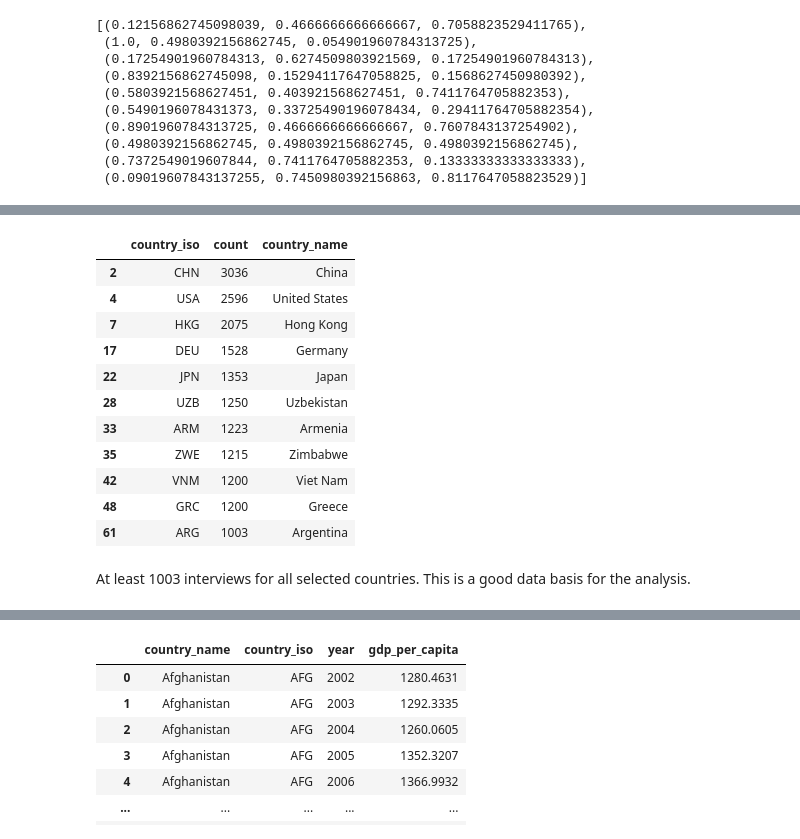
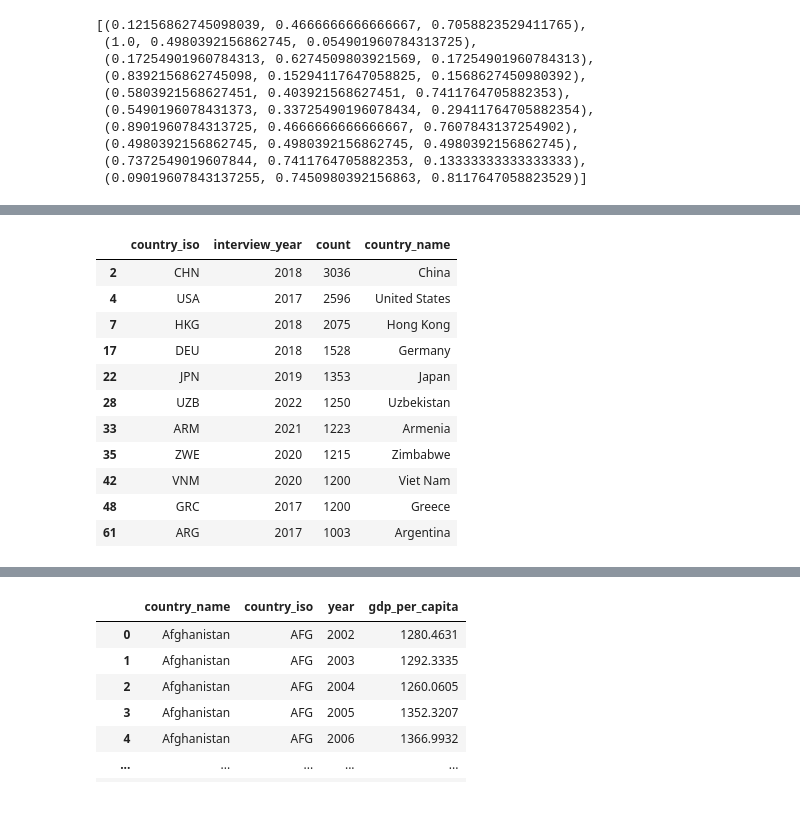
Before and after one commit to newjonny/world-values-survey-pandas-notebook, a Jupyter notebook: analysis.ipynb, the cells around one changed output, grey strips where cells are left out. Cells and saved outputs as stored; diff of their text form; code cells hidden in the pictures; blank space fills up the shorter version.

```diff
--- a/analysis.ipynb
+++ b/analysis.ipynb
@@ -24,11 +25,9 @@ df = pd.read_csv('./data/WVS_Cross-National_Wave_7_csv_v6_0.csv',
                  usecols=[ # Because the dataset is huge, just import the following columns:
                      "A_YEAR", "B_COUNTRY_ALPHA", "J_INTDATE", # "A_STUDY", "A_WAVE", Metadaten des Interviews für die Auswertung
                      "G_TOWNSIZE", "G_TOWNSIZE2", "H_SETTLEMENT", "H_URBRURAL", #
-                     "Q5", "Q6", "Q7", "Q8", "Q9", "Q43", "Q44", # Social Values, Norms, Stereotypes
-                     "Q66", "Q67", "Q71", "Q72", "Q73", # Social Capital, Trust and Organizational Memberships
-                     "Q107", "Q108", "Q110", # Economic values
-                     "Q122", # Migration
-                     "Q235", # ... Political Culture and Political Regimes
+                     "Q5", "Q43", # Social Values, Norms, Stereotypes
+                     "Q71", "Q72", "Q73", # Social Capital, Trust and Organizational Memberships
+                     "Q109", "Q110", # Economic values
                 ],
                 dtype={'B_COUNTRY_ALPHA': 'category'} # just overriding this as everything else is correctly detected automatically by Pandas
 )
@@ -82,5 +102,5 @@ memory usage: 17.2 MB
 # %%
-no_of_interviews_per_country_df = df.value_counts(subset=["country_iso"]).reset_index() # get answers as DAtaFrame instead of Series
+no_of_interviews_per_country_df = df.value_counts(subset=["country_iso", "interview_year"]).reset_index() # get answers as DataFrame instead of Series
 
 no_of_interviews_per_country_df["country_name"] = no_of_interviews_per_country_df.apply(
     lambda x: countries.get(alpha_3=x["country_iso"])["name"] if countries.get(alpha_3=x["country_iso"]) else None,
@@ -117,23 +138,16 @@ memory usage: 3.8+ KB
 # %%
-# Our analysis focuses on these countries:
-selected_countries = [
-    "ARG", "USA", "ARM", "UZB", "DEU", "ZWE", "VNM", "GRC", "HKG", "JPN", "CHN"
-]
-
 # Checking number of interviews per selected country
-no_of_interviews_per_country_df.loc[no_of_interviews_per_country_df["country_iso"].isin(selected_countries), :]
+no_of_interviews_per_country_df.loc[no_of_interviews_per_country_df["country_iso"].isin(selected_countries), :].sort_values(by="count", ascending=False)
 # %% [output]
-|  | country_iso | count | country_name |
-| 2 | CHN | 3036 | China |
-| 4 | USA | 2596 | United States |
-| 7 | HKG | 2075 | Hong Kong |
-| 17 | DEU | 1528 | Germany |
-| 22 | JPN | 1353 | Japan |
-| 28 | UZB | 1250 | Uzbekistan |
-| 33 | ARM | 1223 | Armenia |
-| 35 | ZWE | 1215 | Zimbabwe |
-| 42 | VNM | 1200 | Viet Nam |
-| 48 | GRC | 1200 | Greece |
-| 61 | ARG | 1003 | Argentina |
+|  | country_iso | interview_year | count | country_name |
+| 2 | CHN | 2018 | 3036 | China |
+| 4 | USA | 2017 | 2596 | United States |
+| 7 | HKG | 2018 | 2075 | Hong Kong |
+| 17 | DEU | 2018 | 1528 | Germany |
+| 22 | JPN | 2019 | 1353 | Japan |
+| 28 | UZB | 2022 | 1250 | Uzbekistan |
+| 33 | ARM | 2021 | 1223 | Armenia |
+| 35 | ZWE | 2020 | 1215 | Zimbabwe |
+| 42 | VNM | 2020 | 1200 | Viet Nam |
+| 48 | GRC | 2017 | 1200 | Greece |
+| 61 | ARG | 2017 | 1003 | Argentina |
-# %% [markdown]
-At least 1003 interviews for all selected countries. This is a good data basis for the analysis.
```
Also changed, not shown: parts of 35 cells of this notebook, 6 other files.
